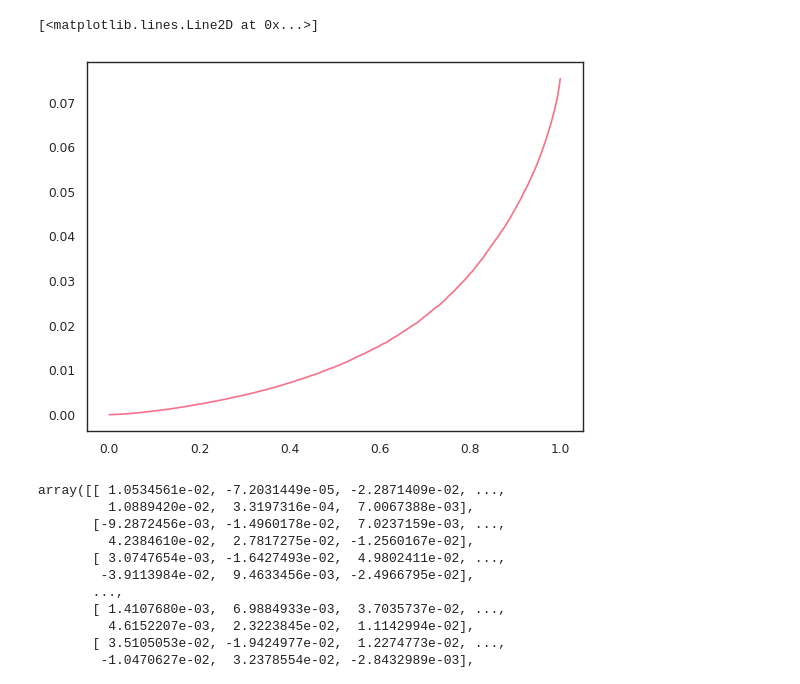
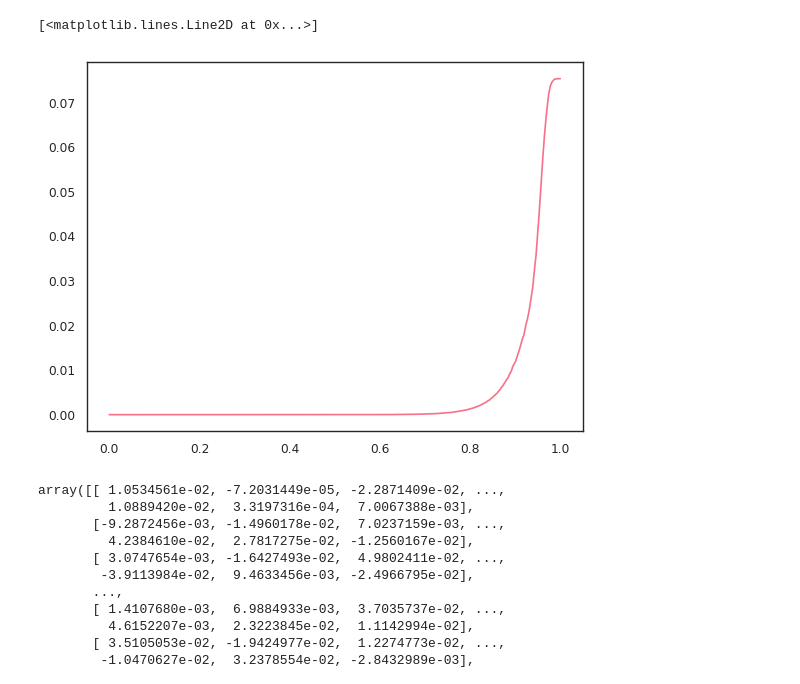
Before and after one commit to alienlid/ml_approx, a Jupyter notebook: scratch.ipynb, the cells around one changed output. Cells and saved outputs as stored; diff of their text form; code cells hidden in the pictures.

Commit message:
recomputed l2 for distilbert_ag_news and wrote sbatch script

```diff
--- a/scratch.ipynb
+++ b/scratch.ipynb
@@ -20,10 +17,10 @@ sns.set_context("paper")
 # %%
 cs = np.linspace(0, 1, 769)
 # %%
-plt.plot(cs, np.load("data/distilbert_ag_news/aA_ab_l2_exact_sparse.npy"))
+plt.plot(cs, np.load("data/distilbert_ag_news/aA_ab_l2_quantize.npy"))
 # %% [output]
 [<matplotlib.lines.Line2D at 0x...>]
-[figure, old version]
+[figure, new version]
 # %%
 dataset = load_dataset("ag_news")
 dataset = dataset.rename_column("label", "labels")
```
Also changed, not shown: parts of 1 cell of this notebook, 11 other files.
